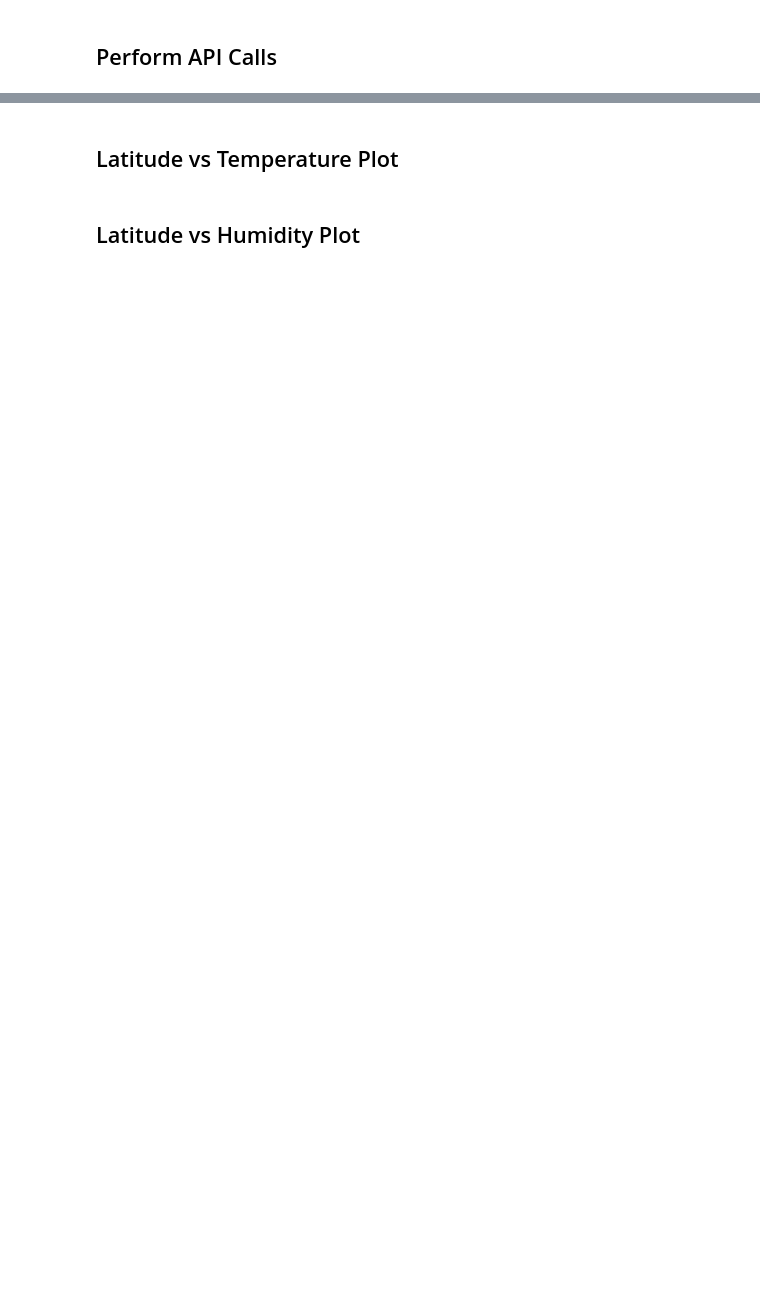
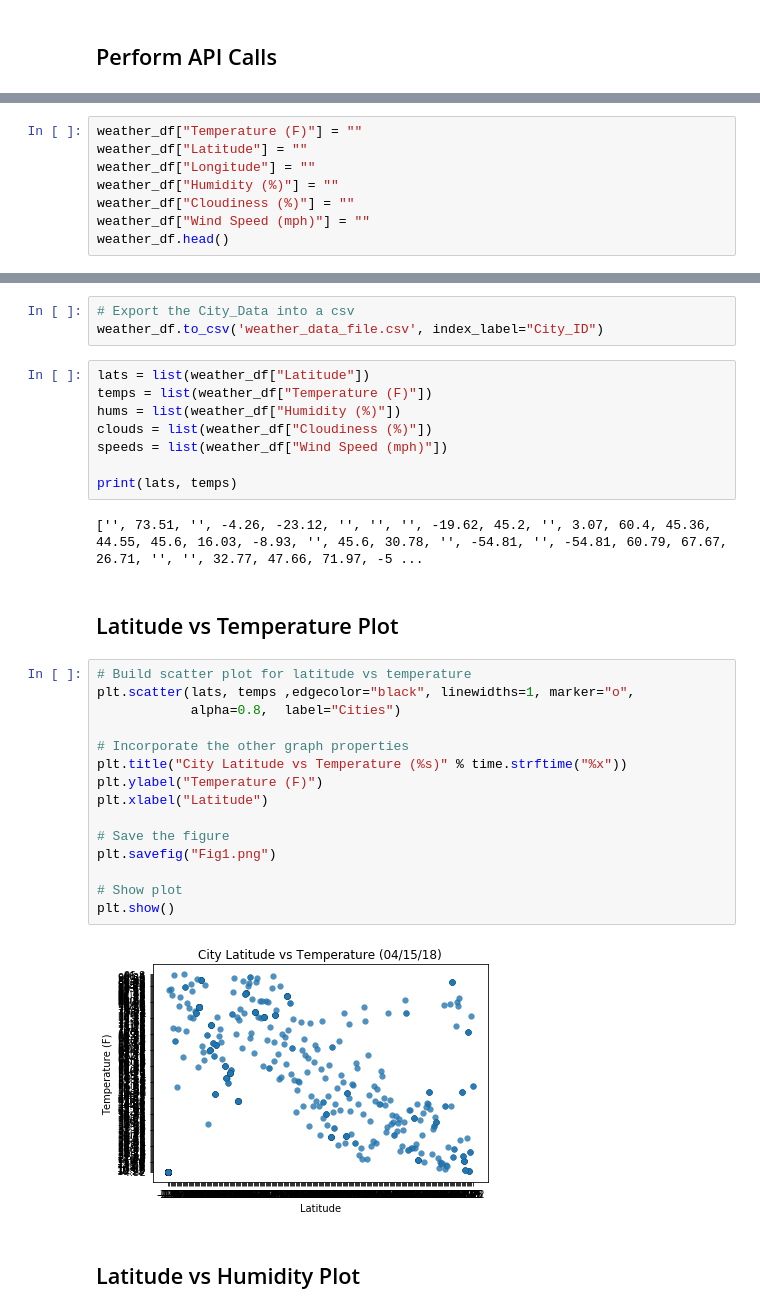
Before and after one commit to sHongJung/Data_Analytics, a Jupyter notebook: 06-API/Instructions/HW.ipynb, the cells around one changed output, grey strips where cells are left out. Drawn from its saved outputs; the diff is of its cells as text; blank space fills up the shorter version.

```diff
--- a/06-API/Instructions/HW.ipynb
+++ b/06-API/Instructions/HW.ipynb
@@ -47,0 +49,8 @@ WindSpeed = []
+# %%
+weather_df["Temperature (F)"] = ""
+weather_df["Latitude"] = ""
+weather_df["Longitude"] = ""
+weather_df["Humidity (%)"] = ""
+weather_df["Cloudiness (%)"] = ""
+weather_df["Wind Speed (mph)"] = ""
+weather_df.head()
@@ -48,4 +120,34 @@ WindSpeed = []
+# %%
+# Export the City_Data into a csv
+weather_df.to_csv('weather_data_file.csv', index_label="City_ID")
+# %%
+lats = list(weather_df["Latitude"])
+temps = list(weather_df["Temperature (F)"])
+hums = list(weather_df["Humidity (%)"])
+clouds = list(weather_df["Cloudiness (%)"])
+speeds = list(weather_df["Wind Speed (mph)"])
+
+print(lats, temps)
+# %% [output]
+['', 73.51, '', -4.26, -23.12, '', '', '', -19.62, 45.2, '', 3.07, 60.4, 45.36, 44.55, 45.6, 16.03, -8.93, '', 45.6, 30.78, '', -54.81, '', -54.81, 60.79, 67.67, 26.71, '', '', 32.77, 47.66, 71.97, -5 ...
 # %% [markdown]
 ## Latitude vs Temperature Plot
+# %%
+# Build scatter plot for latitude vs temperature
+plt.scatter(lats, temps ,edgecolor="black", linewidths=1, marker="o",
+            alpha=0.8,  label="Cities")
+
+# Incorporate the other graph properties
+plt.title("City Latitude vs Temperature (%s)" % time.strftime("%x"))
+plt.ylabel("Temperature (F)")
+plt.xlabel("Latitude")
+
+# Save the figure
+plt.savefig("Fig1.png")
+
+# Show plot
+plt.show()
+# %% [output]
+[figure, added]
 # %% [markdown]
 ## Latitude vs Humidity Plot
```
Also changed, not shown: parts of 11 cells of this notebook, 7 other files.
